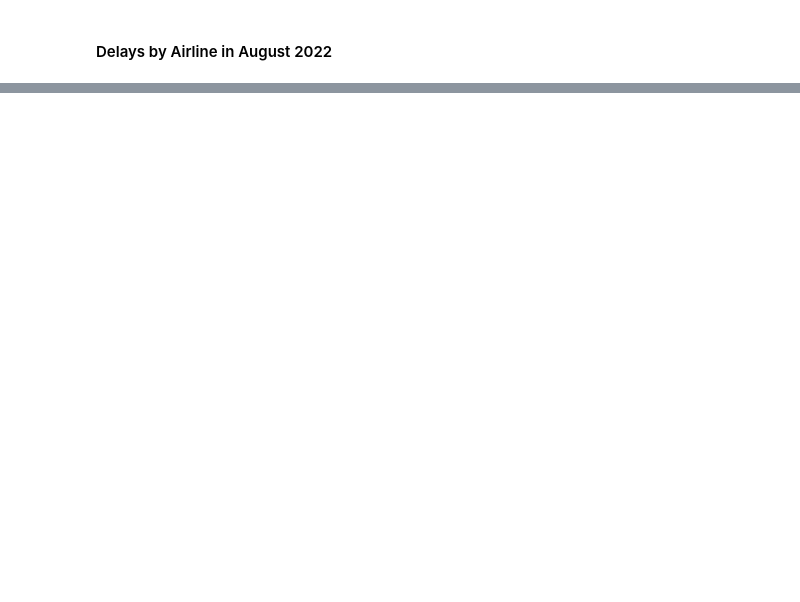
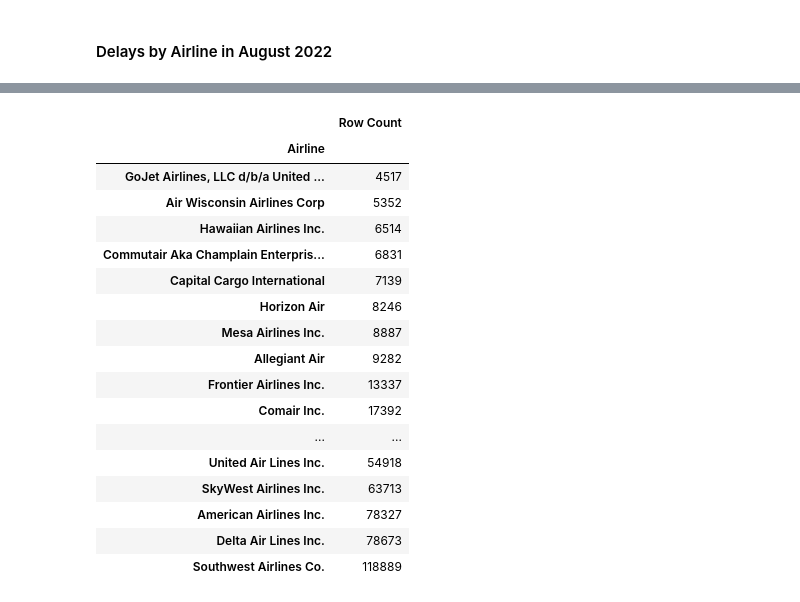
Before and after one commit to georgetown-analytics/team-3, a Jupyter notebook: notebooks/EDA/eda1_flight_data_082022.ipynb, the cells around one changed output, grey strips where cells are left out. Cells and saved outputs as stored; diff of their text form; code cells hidden in the pictures; blank space fills up the shorter version.

```diff
--- a/notebooks/EDA/eda1_flight_data_082022.ipynb
+++ b/notebooks/EDA/eda1_flight_data_082022.ipynb
@@ -69,3 +144,24 @@ df_flights.query('Year == 2022').head()
+# %%
+airline_counts.sort_values(ascending=True).to_frame("Row Count")
+# %% [output]
+|  | Row Count |
+| Airline |  |
+| GoJet Airlines, LLC d/b/a United ... | 4517 |
+| Air Wisconsin Airlines Corp | 5352 |
+| Hawaiian Airlines Inc. | 6514 |
+| Commutair Aka Champlain Enterpris... | 6831 |
+| Capital Cargo International | 7139 |
+| Horizon Air | 8246 |
+| Mesa Airlines Inc. | 8887 |
+| Allegiant Air | 9282 |
+| Frontier Airlines Inc. | 13337 |
+| Comair Inc. | 17392 |
+| ... | ... |
+| United Air Lines Inc. | 54918 |
+| SkyWest Airlines Inc. | 63713 |
+| American Airlines Inc. | 78327 |
+| Delta Air Lines Inc. | 78673 |
+| Southwest Airlines Co. | 118889 |
 # %%
 px.bar(
     airline_counts.sort_values(ascending=True),
```
Also changed, not shown: parts of 10 cells of this notebook.
